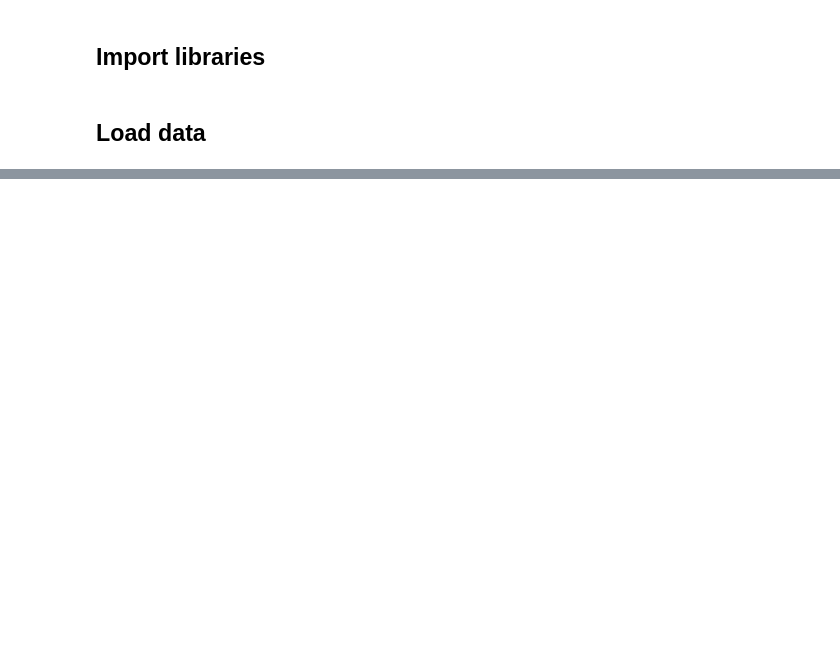
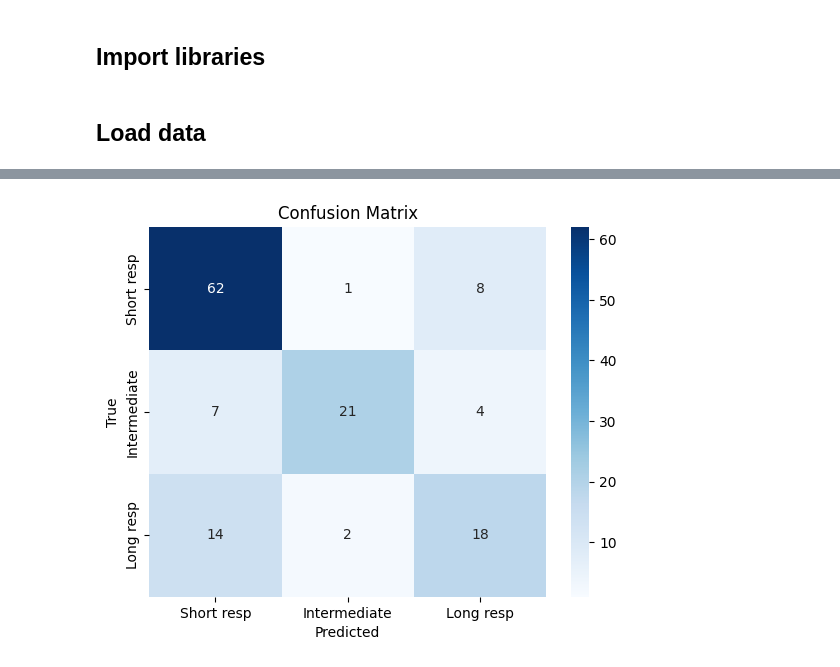
Before and after one commit to dinhhb/modeling_gene_expression, a Jupyter notebook: run-models/5_full_pipeline.ipynb, the cells around one changed output, grey strips where cells are left out. Cells and saved outputs as stored; diff of their text form; code cells hidden in the pictures; blank space fills up the shorter version.

```diff
--- a/run-models/5_full_pipeline.ipynb
+++ b/run-models/5_full_pipeline.ipynb
@@ -19,6 +16,9 @@ from sklearn.base import BaseEstimator, TransformerMixin
 from xgboost import XGBClassifier
 # %% [markdown]
 ## Load data
+# %%
+BINARY_TARGET = False
+INCLUDE_GEX = True
 # %%
 
 clinical_gex = pd.read_csv(
@@ -173,0 +137,2 @@ pipe = Pipeline([
+# %%
+x = x_processed.copy()
@@ -178,10 +173,0 @@ INCLUDE_TEST_FOR_FEATURE_SELECT = False
-# %%
-if INCLUDE_TEST_FOR_FEATURE_SELECT == True:
-    x_rfe = feature_select_pipe.fit_transform(x, y)
-
-    support = feature_select_pipe.named_steps['feature_select'].named_steps['rfe'].support_
-    feature_names = feature_select_pipe.named_steps['feature_select'].named_steps['preprocess'].get_feature_names_out()
-    selected_features = feature_names[support]
-
-    x = pd.DataFrame(x_rfe, columns=selected_features, index=x.index)
-    x
@@ -266,0 +174,4 @@ weighted avg       0.72      0.70      0.68       125
+# %%
+CLASSIFIER = 'lr'
+CV = 'logo'
+x = x_rfe.copy()
@@ -266,0 +267,60 @@ weighted avg       0.72      0.70      0.68       125
+# %%
+cv = StratifiedKFold(n_splits=5, shuffle=True, random_state=42)
+
+# best_params = {'n_estimators': 184, 'max_depth': 5, 'learning_rate': 0.05152470968190831, 'subsample': 0.5179110300627818, 'colsample_bytree': 0.8798562191354427, 'reg_alpha': 0.011850627705610592, 'reg_lambda': 0.07233876044528072, 'min_child_weight': 1, 'gamma': 0.10039466141134781}
+
+clf.set_params(**study.best_params)
+
+if CV == 'logo':
+    results = cross_validate(
+        clf, x, y,
+        cv=logo,
+        groups=groups,
+        scoring=['roc_auc_ovo', 'f1_macro'],
+        return_train_score=True,
+        n_jobs=-1
+    )
+    y_pred = cross_val_predict(
+        clf, x, y,
+        cv=logo,
+        groups=groups,
+        n_jobs=-1
+    )
+elif CV == 'skf':
+    results = cross_validate(
+        clf, x, y,
+        cv=skf,
+        scoring=['roc_auc_ovo', 'f1_macro'],
+        return_train_score=True,
+        n_jobs=-1
+    )
+    y_pred = cross_val_predict(
+        clf, x, y, cv=skf,
+        n_jobs=-1
+    )
+
+if BINARY_TARGET == True:
+    target_names = ['Short resp', 'Long resp']
+else:
+    target_names = ['Short resp', 'Intermediate', 'Long resp']
+
+print(f"Test ROC-AUC (OVO) : {results['test_roc_auc_ovo'].mean():.3f} ± {results['test_roc_auc_ovo'].std():.3f}")
+print(f"Test Macro F1      : {results['test_f1_macro'].mean():.3f} ± {results['test_f1_macro'].std():.3f}")
+print(f"Train ROC-AUC (OVO): {results['train_roc_auc_ovo'].mean():.3f} ± {results['train_roc_auc_ovo'].std():.3f}")
+print(f"Train Macro F1     : {results['train_f1_macro'].mean():.3f} ± {results['train_f1_macro'].std():.3f}")
+
+print("\n")
+print(classification_report(
+    y, y_pred,
+    target_names=target_names
+))
+
+cm = confusion_matrix(y, y_pred)
+sns.heatmap(cm, annot=True, fmt='d',
+            xticklabels=target_names,
+            yticklabels=target_names,
+            cmap='Blues')
+plt.ylabel('True'); plt.xlabel('Predicted')
+plt.title('Confusion Matrix')
+plt.show()
+# %% [output]
@@ -266,0 +360 @@ weighted avg       0.72      0.70      0.68       125
+[figure, added]
```
Also changed, not shown: parts of 16 cells of this notebook, 24 other files.
